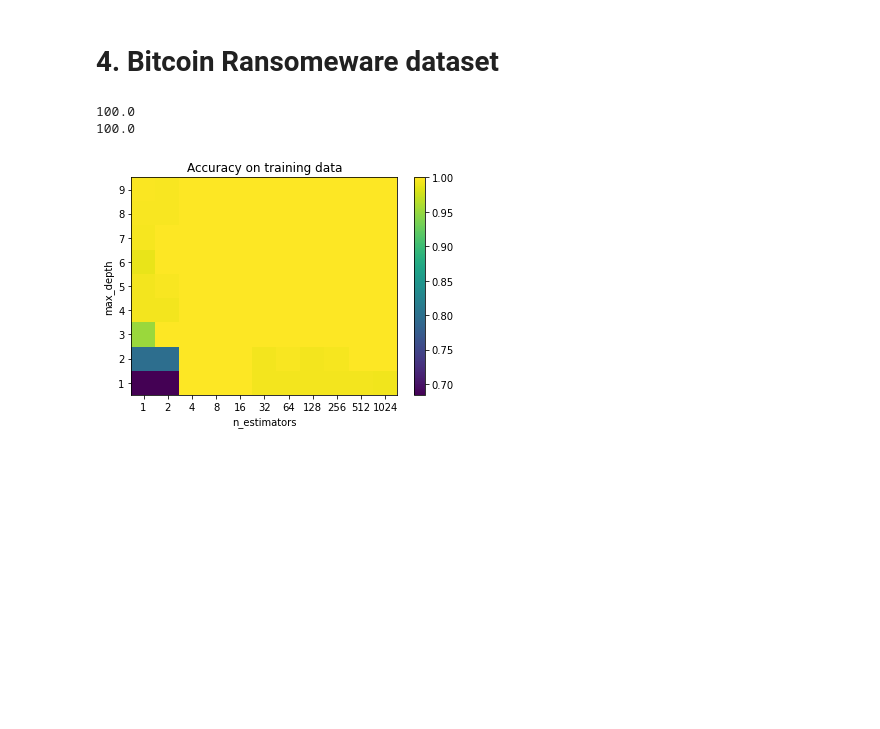
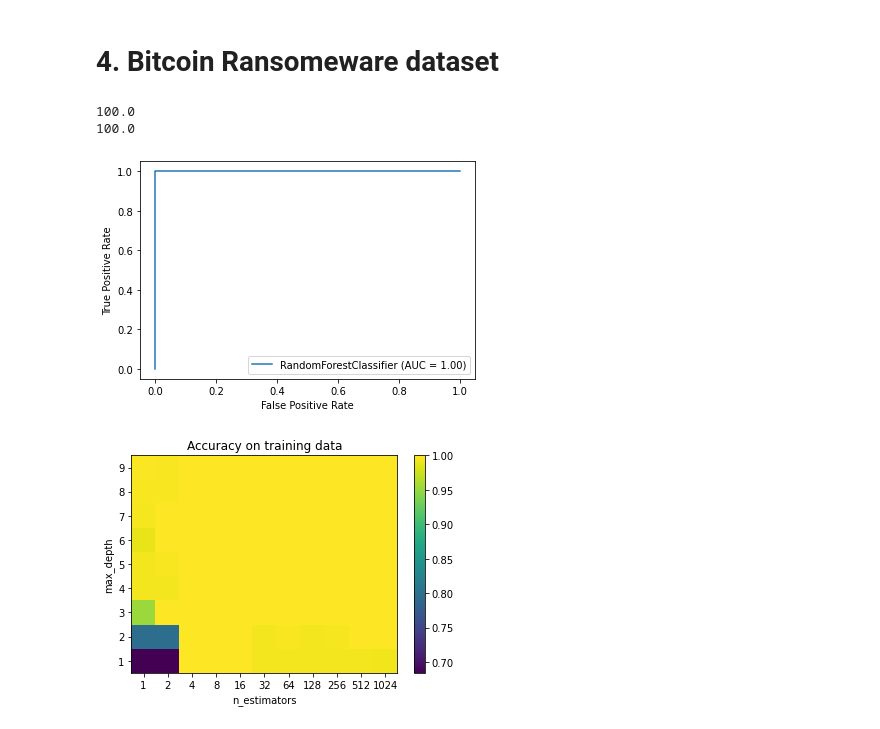
Before and after one commit to mdherdi/MachineLearning_ModelComparison, a Jupyter notebook: analysis/konstantin/project.ipynb, the cells around one changed output. Cells and saved outputs as stored; diff of their text form; code cells hidden in the pictures; blank space fills up the shorter version.

```diff
--- a/analysis/konstantin/project.ipynb
+++ b/analysis/konstantin/project.ipynb
@@ -243,12 +245,13 @@ X_test=R[ntest:, 0:8]
 y_test=R[ntest:, 8].astype(np.int32)
 # %%
 # Simple training and evaluation code
-acc_train, acc_test = randomForestSimple (X_train, y_train, X_test)
+acc_train, acc_test = randomForestSimple (X_train, y_train, X_test, y_test)
 print (acc_train)
 print (acc_test)
 # %% [output]
 100.0
 100.0
+[figure, added]
 # %%
 # Training and evaluation code
 a_train, a_test=randomForestsTrainEval (X_train, y_train, X_test)
```
Also changed, not shown: parts of 9 cells of this notebook.
